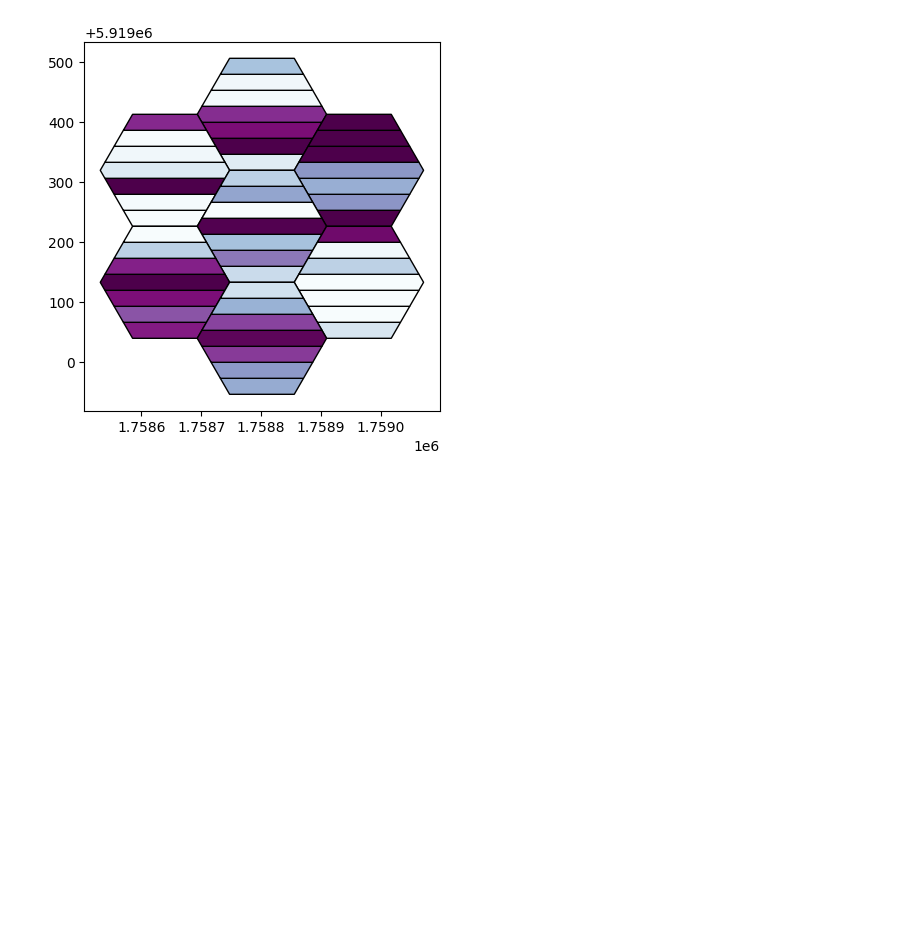
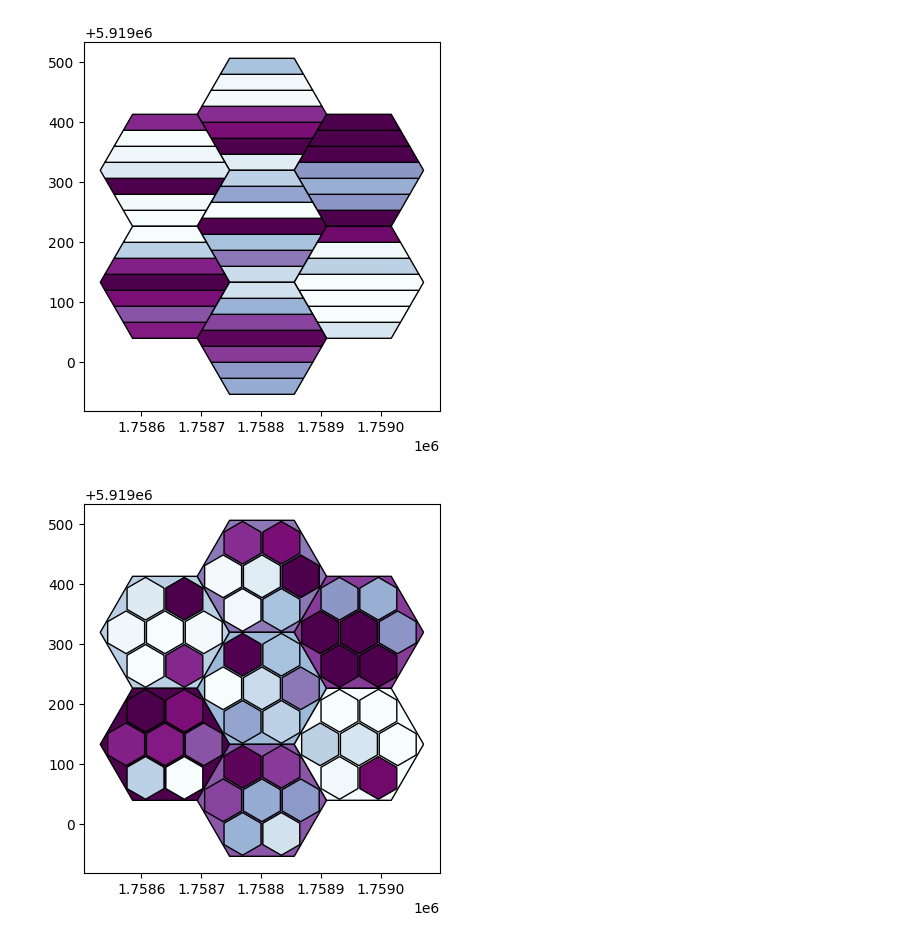
Before and after one commit to UoA-eResearch/IMD, a Jupyter notebook: hexagons.ipynb, the cells around one changed output. Cells and saved outputs as stored; diff of their text form; code cells hidden in the pictures; blank space fills up the shorter version.

```diff
--- a/hexagons.ipynb
+++ b/hexagons.ipynb
@@ -204,3 +263,10 @@ for i, rank_col in enumerate(rank_cols):
     df_hex.set_geometry(df_hex.sliced_hexagons.apply(lambda g: g.geoms[i])).plot(rank_col, ax=ax, cmap="BuPu", edgecolor="black")
 # %% [output]
 [figure]
+# %%
+ax = plt.gca()
+df_hex.set_geometry(df_hex.hex_geo).plot("Rank_IMD18", ax=ax, cmap="BuPu", edgecolor="black")
+for i, rank_col in enumerate(rank_cols):
+    df_hex.set_geometry(df_hex.sub_hexagons.apply(lambda g: g.geoms[i])).plot(rank_col, ax=ax, cmap="BuPu", edgecolor="black")
+# %% [output]
+[figure, added]
```
Also changed, not shown: parts of 8 cells of this notebook.
